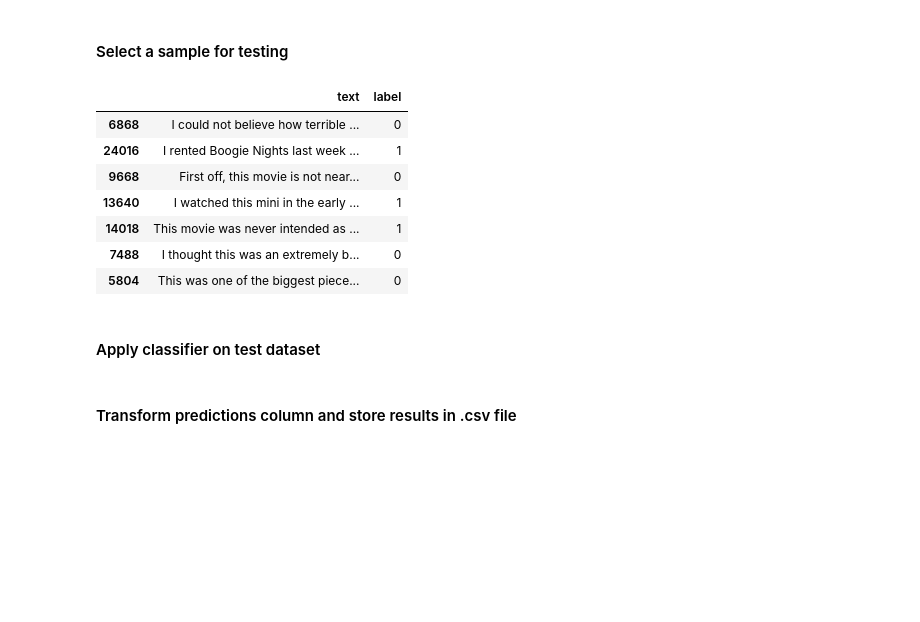
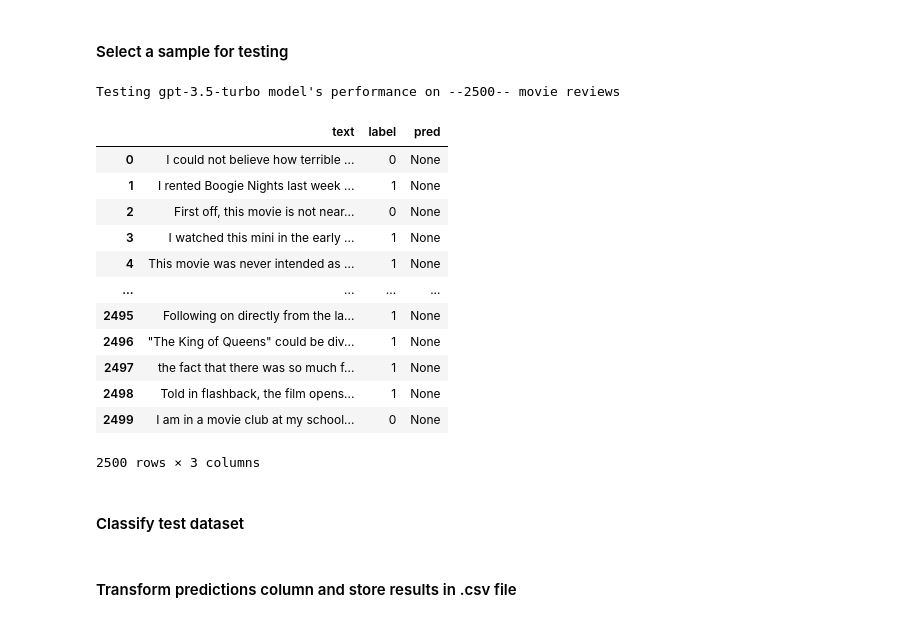
Before and after one commit to Asterios7/sentiment-analyzer, a Jupyter notebook: notebooks/sentiment_analysis.ipynb, the cells around one changed output. Drawn from its saved outputs; the diff is of its cells as text; code cells hidden in the pictures; blank space fills up the shorter version.

```diff
--- a/notebooks/sentiment_analysis.ipynb
+++ b/notebooks/sentiment_analysis.ipynb
@@ -103,13 +101,25 @@ test_df = pd.DataFrame(imdb['test']).sample(n_samples, random_state=42)
-# %%
-test_df
-# %% [output]
-|  | text | label |
-| 6868 | I could not believe how terrible ... | 0 |
-| 24016 | I rented Boogie Nights last week ... | 1 |
-| 9668 | First off, this movie is not near... | 0 |
-| 13640 | I watched this mini in the early ... | 1 |
-| 14018 | This movie was never intended as ... | 1 |
-| 7488 | I thought this was an extremely b... | 0 |
-| 5804 | This was one of the biggest piece... | 0 |
+# %%
+n_samples = 2500  # Select the number of samples to test
+test_df = pd.DataFrame(imdb['test']).sample(n_samples, random_state=42).reset_index(drop=True)
+print(f"Testing gpt-3.5-turbo model's performance on --{len(test_df)}-- movie reviews")
+# %% [output]
+Testing gpt-3.5-turbo model's performance on --2500-- movie reviews
+# %%
+test_df.loc[:, 'pred'] = None
+test_df
+# %% [output]
+|  | text | label | pred |
+| 0 | I could not believe how terrible ... | 0 | None |
+| 1 | I rented Boogie Nights last week ... | 1 | None |
+| 2 | First off, this movie is not near... | 0 | None |
+| 3 | I watched this mini in the early ... | 1 | None |
+| 4 | This movie was never intended as ... | 1 | None |
+| ... | ... | ... | ... |
+| 2495 | Following on directly from the la... | 1 | None |
+| 2496 | "The King of Queens" could be div... | 1 | None |
+| 2497 | the fact that there was so much f... | 1 | None |
+| 2498 | Told in flashback, the film opens... | 1 | None |
+| 2499 | I am in a movie club at my school... | 0 | None |
+2500 rows × 3 columns
 # %% [markdown]
-#### Apply classifier on test dataset
+#### Classify test dataset
```
Also changed, not shown: parts of 12 cells of this notebook, 3 other files.
